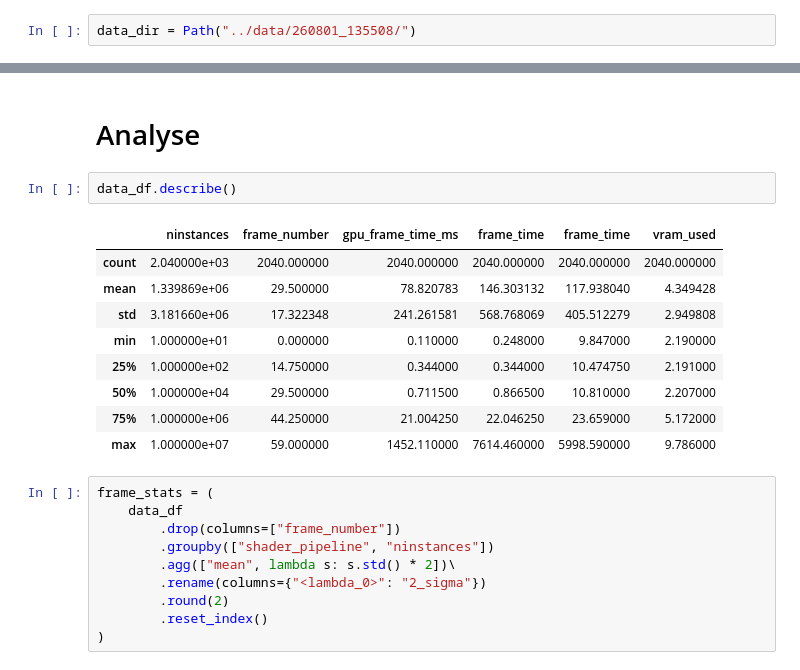
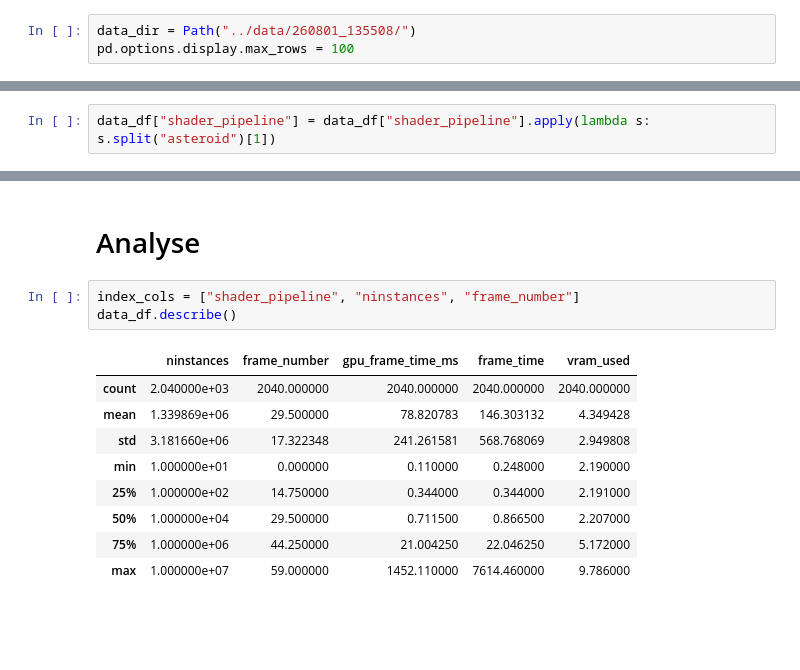
Before and after one commit to andmck1/iron-cube, a Jupyter notebook: notebooks/analysis.ipynb, the cells around one changed output, grey strips where cells are left out. Drawn from its saved outputs; the diff is of its cells as text; blank space fills up the shorter version.

```diff
--- a/notebooks/analysis.ipynb
+++ b/notebooks/analysis.ipynb
@@ -15,5 +19,6 @@ from io import StringIO
 # Config
 # %%
 data_dir = Path("../data/260801_135508/")
+pd.options.display.max_rows = 100
 # %% [markdown]
 # Data
@@ -96,3 +103,5 @@ data_df.head()
 # %%
 # instanced vertex missing an ninstances as didn't run
 data_df.loc[len(data_df)] = ["asteroidInstancedVertex", 10_000_000, 0, np.nan, np.nan, np.nan]
+# %%
+data_df["shader_pipeline"] = data_df["shader_pipeline"].apply(lambda s: s.split("asteroid")[1])
@@ -104,24 +197,15 @@ data_df.to_csv("../data/results/results.csv")
 # %% [markdown]
 # Analyse
 # %%
+index_cols = ["shader_pipeline", "ninstances", "frame_number"]
 data_df.describe()
 # %% [output]
-|  | ninstances | frame_number | gpu_frame_time_ms | frame_time | frame_time | vram_used |
-| count | 2.040000e+03 | 2040.000000 | 2040.000000 | 2040.000000 | 2040.000000 | 2040.000000 |
-| mean | 1.339869e+06 | 29.500000 | 78.820783 | 146.303132 | 117.938040 | 4.349428 |
-| std | 3.181660e+06 | 17.322348 | 241.261581 | 568.768069 | 405.512279 | 2.949808 |
-| min | 1.000000e+01 | 0.000000 | 0.110000 | 0.248000 | 9.847000 | 2.190000 |
-| 25% | 1.000000e+02 | 14.750000 | 0.344000 | 0.344000 | 10.474750 | 2.191000 |
-| 50% | 1.000000e+04 | 29.500000 | 0.711500 | 0.866500 | 10.810000 | 2.207000 |
-| 75% | 1.000000e+06 | 44.250000 | 21.004250 | 22.046250 | 23.659000 | 5.172000 |
-| max | 1.000000e+07 | 59.000000 | 1452.110000 | 7614.460000 | 5998.590000 | 9.786000 |
+|  | ninstances | frame_number | gpu_frame_time_ms | frame_time | vram_used |
+| count | 2.040000e+03 | 2040.000000 | 2040.000000 | 2040.000000 | 2040.000000 |
+| mean | 1.339869e+06 | 29.500000 | 78.820783 | 146.303132 | 4.349428 |
+| std | 3.181660e+06 | 17.322348 | 241.261581 | 568.768069 | 2.949808 |
+| min | 1.000000e+01 | 0.000000 | 0.110000 | 0.248000 | 2.190000 |
+| 25% | 1.000000e+02 | 14.750000 | 0.344000 | 0.344000 | 2.191000 |
+| 50% | 1.000000e+04 | 29.500000 | 0.711500 | 0.866500 | 2.207000 |
+| 75% | 1.000000e+06 | 44.250000 | 21.004250 | 22.046250 | 5.172000 |
+| max | 1.000000e+07 | 59.000000 | 1452.110000 | 7614.460000 | 9.786000 |
-# %%
-frame_stats = (
-    data_df
-        .drop(columns=["frame_number"])
-        .groupby(["shader_pipeline", "ninstances"])
-        .agg(["mean", lambda s: s.std() * 2])\
-        .rename(columns={"<lambda_0>": "2_sigma"})
-        .round(2)
-        .reset_index()
-)
```
Also changed, not shown: parts of 76 cells of this notebook, 5 other files.
